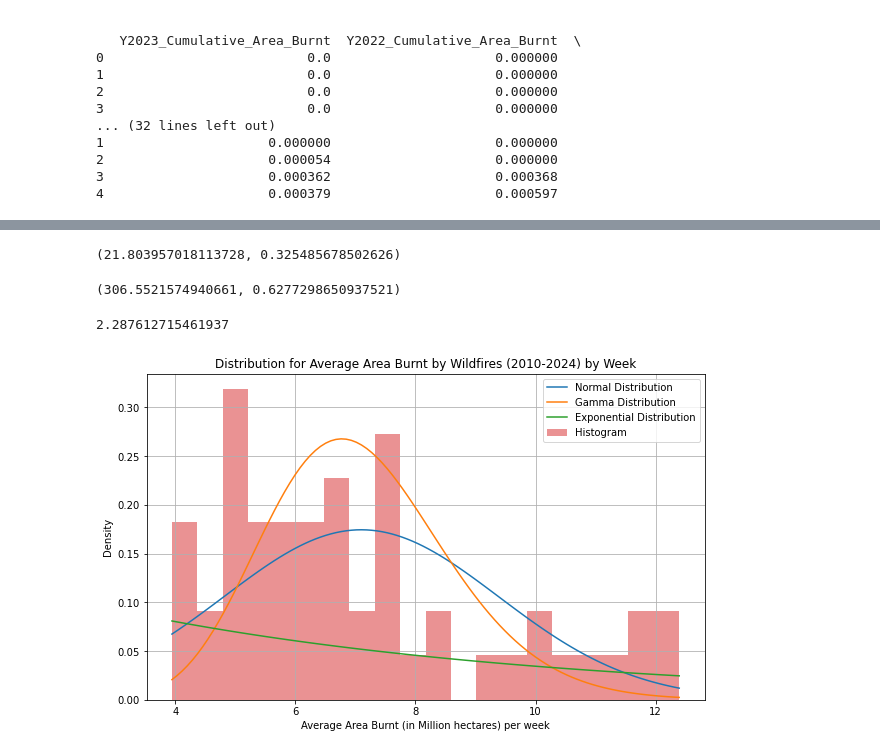
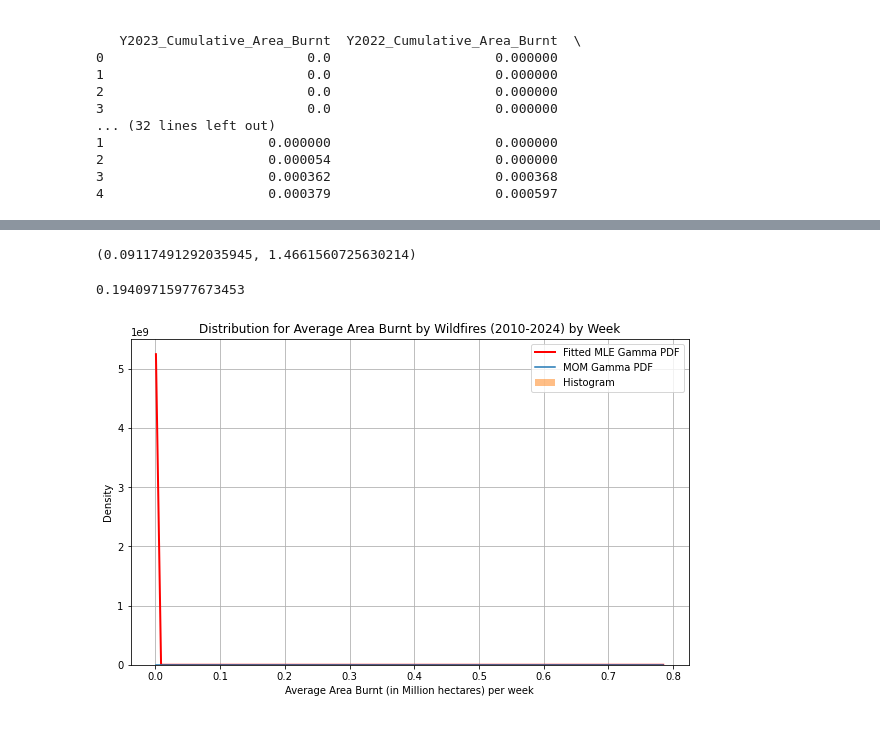
Before and after one commit to INFO6150-DataScience/wildfire-analytics-modelling, a Jupyter notebook: Wildfire_Analytics_Modeling.ipynb, the cells around one changed output, grey strips where cells are left out. Drawn from its saved outputs; the diff is of its cells as text; code cells hidden in the pictures.

```diff
--- a/Wildfire_Analytics_Modeling.ipynb
+++ b/Wildfire_Analytics_Modeling.ipynb
@@ -39,7 +58,7 @@ for i in range(1,13):
 # %%
 total_Cumulative_Area_Burnt=0
 total_Weekly_Area_Burnt=0
-for i in range(0,13):
+for i in range(1,13):
     total_Cumulative_Area_Burnt=total_Cumulative_Area_Burnt+df['Y'+str(2024-i)+'_Cumulative_Area_Burnt']
 
 for i in range(1,13):
@@ -49,8 +68,8 @@ for i in range(1,13):
 df['Total_Cumulative_Area_Burnt']=total_Cumulative_Area_Burnt
 df['Avg_Cumulative_Area_Burnt']=df['Total_Cumulative_Area_Burnt']/(12)
 df['Total_Weekly_Area_Burnt']=total_Weekly_Area_Burnt
-df['Avg_Weekly_Area_Burnt']=df['Total_Weekly_Area_Burnt']/(13)
+df['Avg_Weekly_Area_Burnt']=df['Total_Weekly_Area_Burnt']/(12)
 
 
-print(df)
+print(df.head())
 # %% [output]
@@ -74,5 +93,5 @@ print(df)
 # %%
-code = 'World'  # Replace 'AFG' with the code you want to filter by
+code = 'India'  # Replace 'AFG' with the code you want to filter by
 filtered_df = df[df['Entity'] == code]
-print(filtered_df)
+print(filtered_df.head())
 # %% [output]
@@ -132,0 +185,15 @@ filtered_df.Avg_Weekly_Area_Burnt.hist(density=True, bins=20)
+# %%
+import matplotlib.pyplot as plt
+import numpy as np
+from scipy.stats import gamma
+
+# Assume 'data' contains your dataset and 'a', 'loc', 'scale' are the fitted parameters for the Gamma distribution
+data = filtered_df.Avg_Weekly_Area_Burnt
+a, loc, scale = gamma.fit(data)
+x = np.linspace(min(data), max(data), 100)
+y = gamma.pdf(x, a, loc, scale)
+
+plt.hist(data, bins=30, density=True, alpha=0.5, label='Data histogram')
+plt.plot(x, y, 'r-', lw=2, label='Fitted Gamma PDF')
+plt.legend()
+plt.show()
@@ -143,42 +218,35 @@ Avg_Weekly_Area_Burnt_alpha_mom = Avg_Weekly_Area_Burnt_mean ** 2 / Avg_Weekly_A
 Avg_Weekly_Area_Burnt_beta_mom = Avg_Weekly_Area_Burnt_std / Avg_Weekly_Area_Burnt_mean
 Avg_Weekly_Area_Burnt_alpha_mom, Avg_Weekly_Area_Burnt_beta_mom
 # %% [output]
-(21.803957018113728, 0.325485678502626)
+(0.09117491292035945, 1.4661560725630214)
 # %%
-Avg_Cumulative_Area_Burnt_alpha_mom = Avg_Cumulative_Area_Burnt_mean ** 2 / Avg_Cumulative_Area_Burnt_std
-Avg_Cumulative_Area_Burnt_beta_mom = Avg_Cumulative_Area_Burnt_std / Avg_Cumulative_Area_Burnt_mean
-Avg_Cumulative_Area_Burnt_alpha_mom, Avg_Cumulative_Area_Burnt_beta_mom
+# Avg_Cumulative_Area_Burnt_alpha_mom = Avg_Cumulative_Area_Burnt_mean ** 2 / Avg_Cumulative_Area_Burnt_std
+# Avg_Cumulative_Area_Burnt_beta_mom = Avg_Cumulative_Area_Burnt_std / Avg_Cumulative_Area_Burnt_mean
+# Avg_Cumulative_Area_Burnt_alpha_mom, Avg_Cumulative_Area_Burnt_beta_mom
-# %% [output]
-(306.5521574940661, 0.6277298650937521)
 # %%
-
-
 # Historical values
 historical_values = filtered_df.Avg_Weekly_Area_Burnt
 
 # Calculate mean and standard deviation
 mean = np.mean(historical_values)
 std_dev = np.std(historical_values)
 print(std_dev)
 # Generate data for the normal distribution curve
 x = np.linspace(min(historical_values), max(historical_values), 100)
-y = norm.pdf(x, mean, std_dev)
 y1=gamma.pdf(x, a=Avg_Weekly_Area_Burnt_alpha_mom, scale=Avg_Weekly_Area_Burnt_beta_mom)
-# y2 = lognorm.pdf(x, s=std_dev, scale=np.exp(mean))
-y2 = expon.pdf(x, scale=mean)
-# y2 = chi2.pdf(x, mean)
+a, loc, scale = gamma.fit(historical_values)
+y = gamma.pdf(x, a, loc, scale)
 # Plotting
 plt.figure(figsize=(10, 6))
-plt.plot(x, y, label='Normal Distribution')
-plt.plot(x, y1, label='Gamma Distribution')
-plt.plot(x, y2, label='Exponential Distribution')
-plt.hist(historical_values, bins=20, density=True, alpha=0.5, label='Histogram')
+plt.plot(x, y, 'r-', lw=2, label='Fitted MLE Gamma PDF')
+plt.plot(x, y1, label='MOM Gamma PDF')
+plt.hist(historical_values, bins=30, density=True, alpha=0.5, label='Histogram')
 plt.title('Distribution for Average Area Burnt by Wildfires (2010-2024) by Week')
 plt.xlabel('Average Area Burnt (in Million hectares) per week')
 plt.ylabel('Density')
 plt.legend()
 plt.grid(True)
 plt.show()
 # %% [output]
-2.287612715461937
+0.19409715977673453
-[figure, old version]
+[figure, new version]
```
Also changed, not shown: parts of 23 cells of this notebook.
